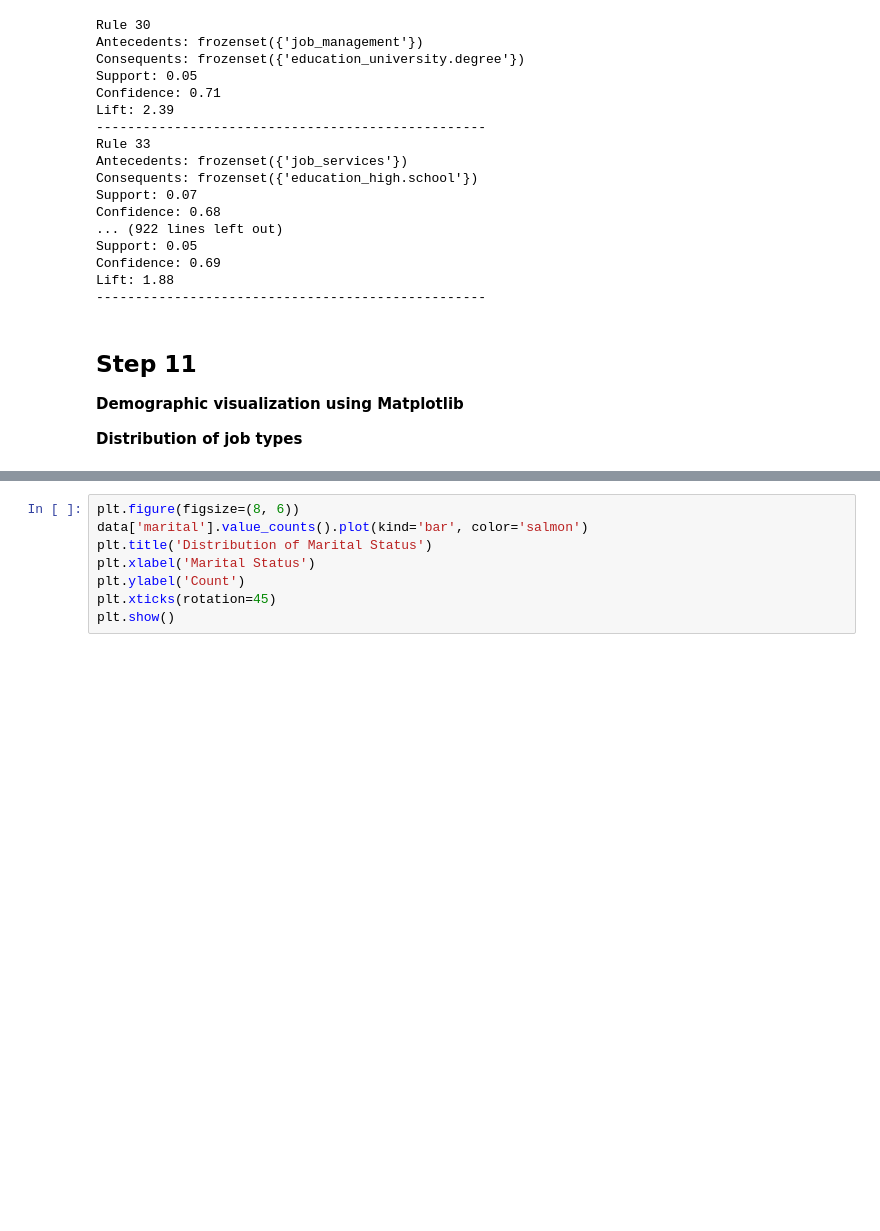
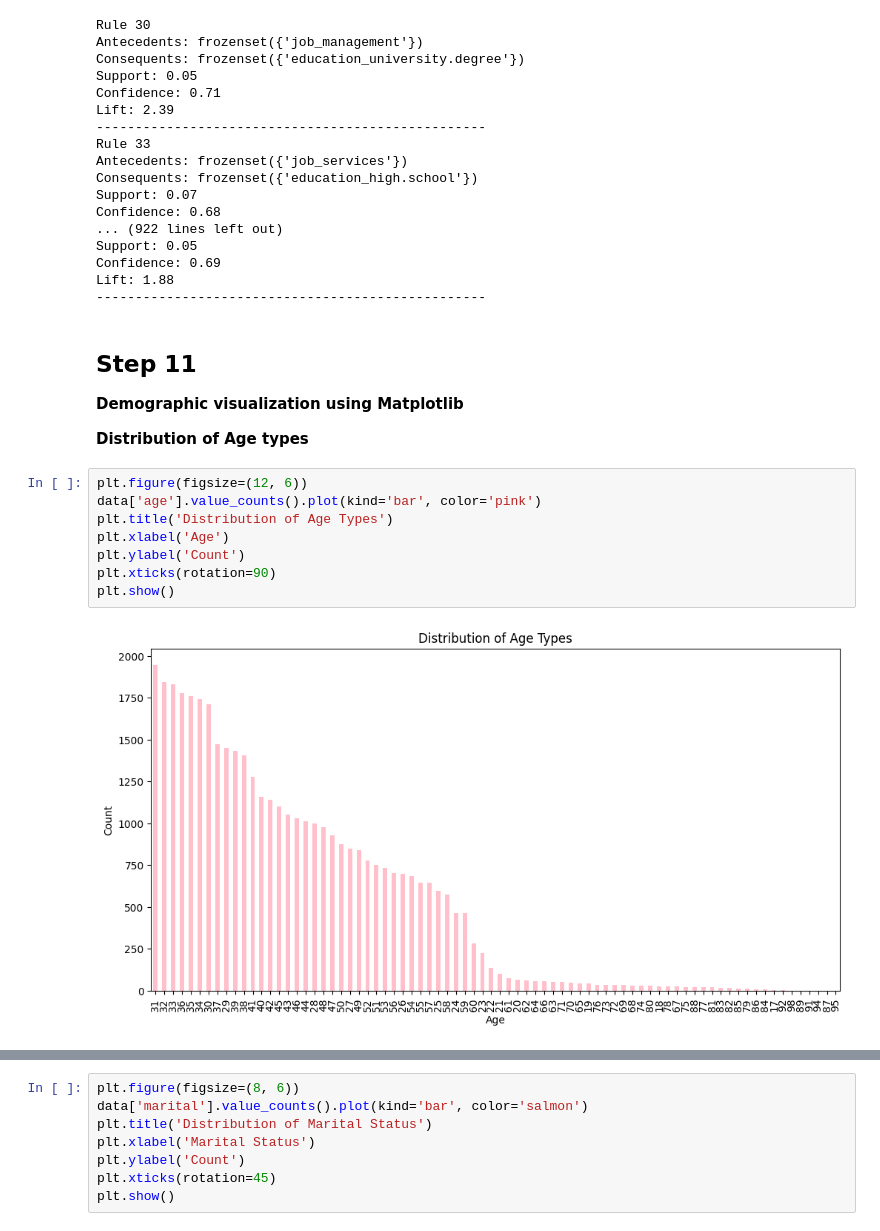
Before and after one commit to thanzawtoe888/Association-Rule, a Jupyter notebook: asso_rule.ipynb, the cells around one changed output, grey strips where cells are left out. Cells and saved outputs as stored; diff of their text form; blank space fills up the shorter version.

```diff
--- a/asso_rule.ipynb
+++ b/asso_rule.ipynb
@@ -168,5 +168,15 @@ Lift: 1.88
 Demographic visualization using Matplotlib
 </b></p>
 <p><b>
-Distribution of job types
+Distribution of Age types
 </b></p>
+# %%
+plt.figure(figsize=(12, 6))
+data['age'].value_counts().plot(kind='bar', color='pink')
+plt.title('Distribution of Age Types')
+plt.xlabel('Age')
+plt.ylabel('Count')
+plt.xticks(rotation=90)
+plt.show()
+# %% [output]
+[figure, added]
```
Also changed, not shown: parts of 14 cells of this notebook.
